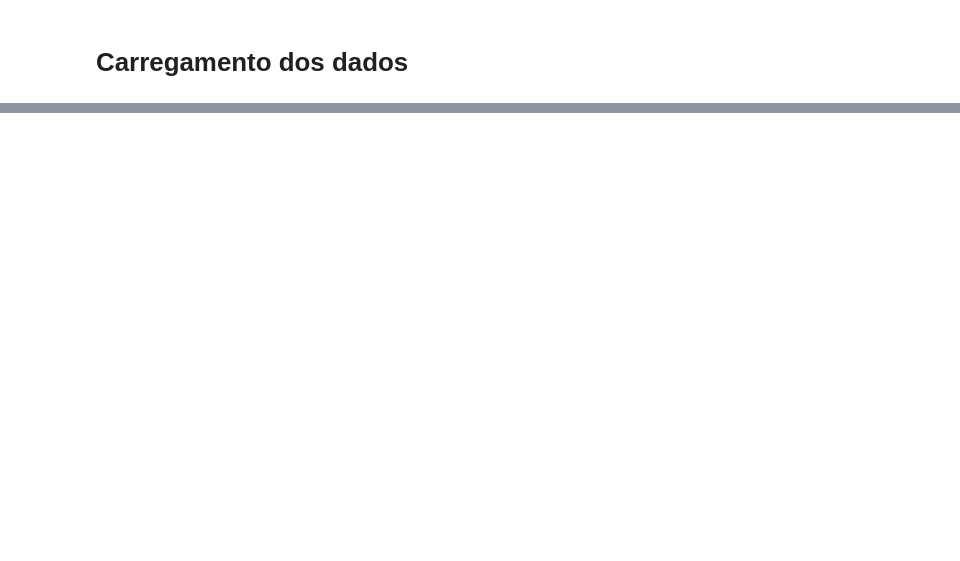
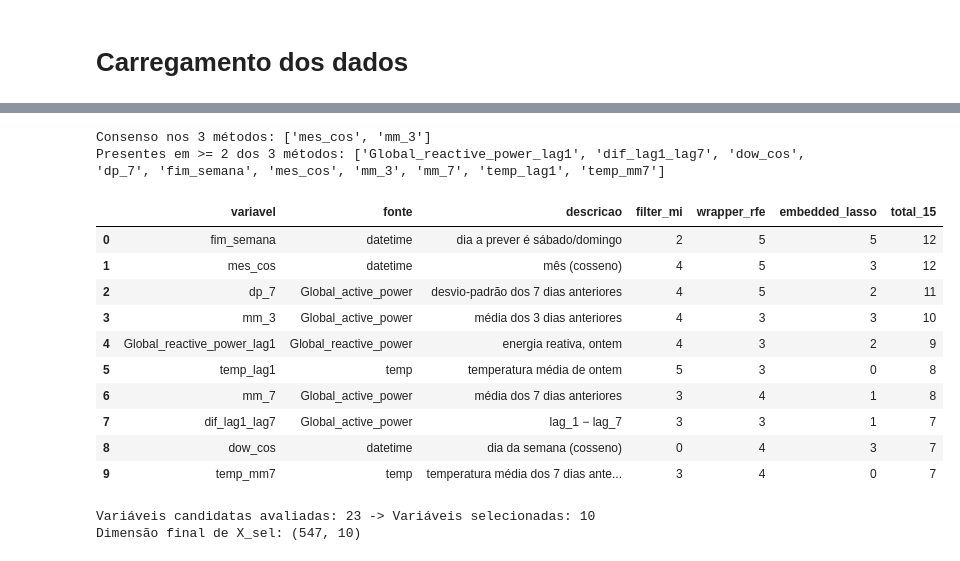
Before and after one commit to leonorrebola9/LusoEnergy_Project, a Jupyter notebook: 02_parteIII.ipynb, the cells around one changed output, grey strips where cells are left out. Saved outputs shown, nothing was run; the diff lists cells and outputs as text; code cells hidden in the pictures; blank space fills up the shorter version.

```diff
--- a/02_parteIII.ipynb
+++ b/02_parteIII.ipynb
@@ -373,0 +430,57 @@ print("Nunca escolhidas por nenhum método:", final.index[final["nº métodos"]
+# %%
+limiar_folds = 3
+
+sub_filter = set(freq_selecao[freq_selecao["Filter (Mutual Info)"] >= limiar_folds].index)
+sub_rfe = set(freq_selecao[freq_selecao["Wrapper (RFE)"] >= limiar_folds].index)
+sub_lasso = set(freq_selecao[freq_selecao["Embedded (Lasso)"] >= limiar_folds].index)
+
+consenso_3 = sub_filter & sub_rfe & sub_lasso
+consenso_2_de_3 = {
+    col for col in freq_selecao.index
+    if (col in sub_filter) + (col in sub_rfe) + (col in sub_lasso) >= 2
+}
+
+print("Consenso nos 3 métodos:", sorted(consenso_3))
+print("Presentes em >= 2 dos 3 métodos:", sorted(consenso_2_de_3))
+# %% [output]
+Consenso nos 3 métodos: ['mes_cos', 'mm_3']
+Presentes em >= 2 dos 3 métodos: ['Global_reactive_power_lag1', 'dif_lag1_lag7', 'dow_cos', 'dp_7', 'fim_semana', 'mes_cos', 'mm_3', 'mm_7', 'temp_lag1', 'temp_mm7']
+# %%
+# 1. Definir o subconjunto final (consenso em >= 2 dos 3 métodos, com >= 3 folds)
+cols_finais = sorted(consenso_2_de_3)
+
+# Tabela justificativa das variáveis escolhidas
+justificacao_df = pd.DataFrame({
+    "variavel": cols_finais,
+    "fonte": [FONTE[c] for c in cols_finais],
+    "descricao": [DESC[c] for c in cols_finais],
+    "filter_mi": [freq_selecao.loc[c, "Filter (Mutual Info)"] for c in cols_finais],
+    "wrapper_rfe": [freq_selecao.loc[c, "Wrapper (RFE)"] for c in cols_finais],
+    "embedded_lasso": [freq_selecao.loc[c, "Embedded (Lasso)"] for c in cols_finais],
+    "total_15": [freq_selecao.loc[c, "Total (máx 15)"] for c in cols_finais],
+}).sort_values(by="total_15", ascending=False).reset_index(drop=True)
+
+display(justificacao_df)
+
+# 2. Construir o dataset final apenas com as variáveis selecionadas
+X_sel = X[cols_finais].copy()
+
+print(f"Variáveis candidatas avaliadas: {X.shape[1]} -> Variáveis selecionadas: {X_sel.shape[1]}")
+print(f"Dimensão final de X_sel: {X_sel.shape}")
+
+# 3. Guardar dataset com as variáveis selecionadas
+X_sel.to_csv("data/vars_candidatas/consumption_varselect.csv", index=True)
+# %% [output]
+|  | variavel | fonte | descricao | filter_mi | wrapper_rfe | embedded_lasso | total_15 |
+| 0 | fim_semana | datetime | dia a prever é sábado/domingo | 2 | 5 | 5 | 12 |
+| 1 | mes_cos | datetime | mês (cosseno) | 4 | 5 | 3 | 12 |
+| 2 | dp_7 | Global_active_power | desvio-padrão dos 7 dias anteriores | 4 | 5 | 2 | 11 |
+| 3 | mm_3 | Global_active_power | média dos 3 dias anteriores | 4 | 3 | 3 | 10 |
+| 4 | Global_reactive_power_lag1 | Global_reactive_power | energia reativa, ontem | 4 | 3 | 2 | 9 |
+| 5 | temp_lag1 | temp | temperatura média de ontem | 5 | 3 | 0 | 8 |
+| 6 | mm_7 | Global_active_power | média dos 7 dias anteriores | 3 | 4 | 1 | 8 |
+| 7 | dif_lag1_lag7 | Global_active_power | lag_1 − lag_7 | 3 | 3 | 1 | 7 |
+| 8 | dow_cos | datetime | dia da semana (cosseno) | 0 | 4 | 3 | 7 |
+| 9 | temp_mm7 | temp | temperatura média dos 7 dias ante... | 3 | 4 | 0 | 7 |
+Variáveis candidatas avaliadas: 23 -> Variáveis selecionadas: 10
+Dimensão final de X_sel: (547, 10)
```
Also changed, not shown: parts of 42 cells of this notebook, 4 other files.
